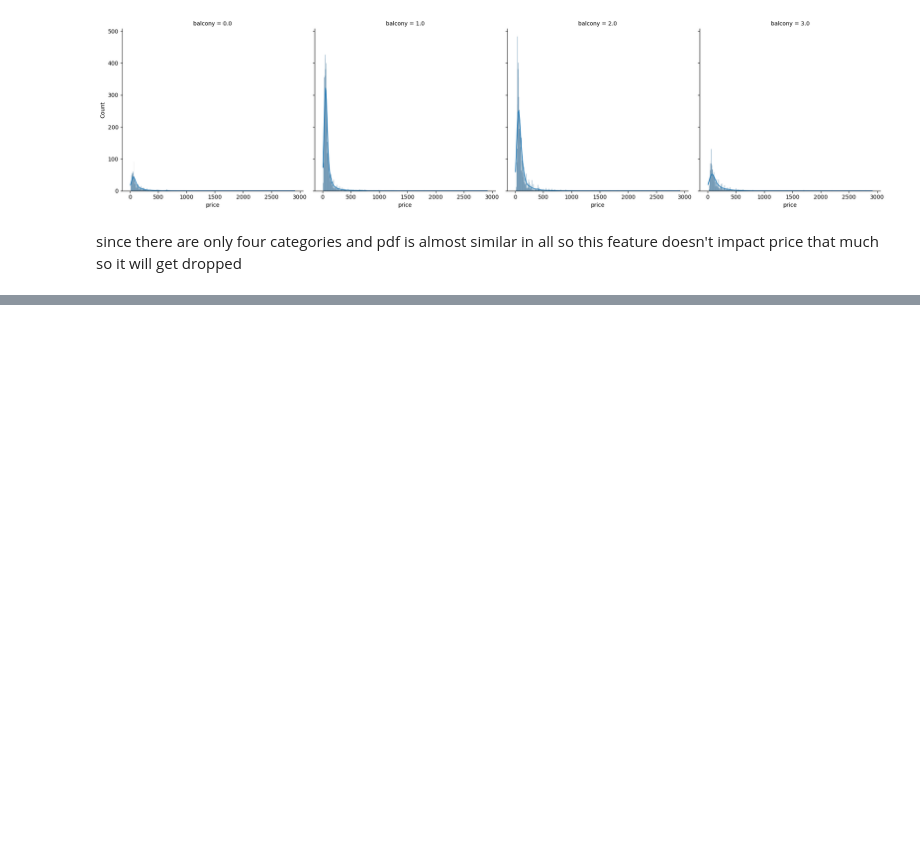
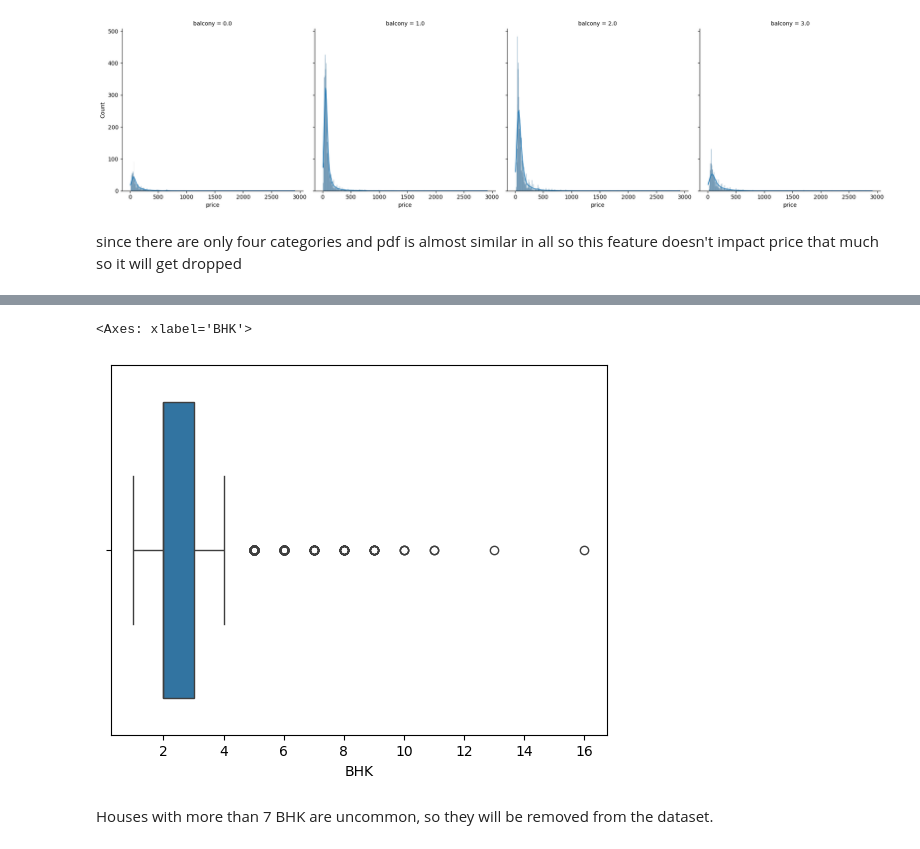
Before and after one commit to Nishant840/House-Price-Prediction, a Jupyter notebook: House_Price_Prediction.ipynb, the cells around one changed output, grey strips where cells are left out. Cells and saved outputs as stored; diff of their text form; code cells hidden in the pictures; blank space fills up the shorter version.

```diff
--- a/House_Price_Prediction.ipynb
+++ b/House_Price_Prediction.ipynb
@@ -483,0 +603,7 @@ df.describe()
+# %%
+sns.boxplot(x=df['BHK'])
+# %% [output]
+<Axes: xlabel='BHK'>
+[figure, added]
+# %% [markdown]
+Houses with more than 7 BHK are uncommon, so they will be removed from the dataset.
```
Also changed, not shown: parts of 44 cells of this notebook.
